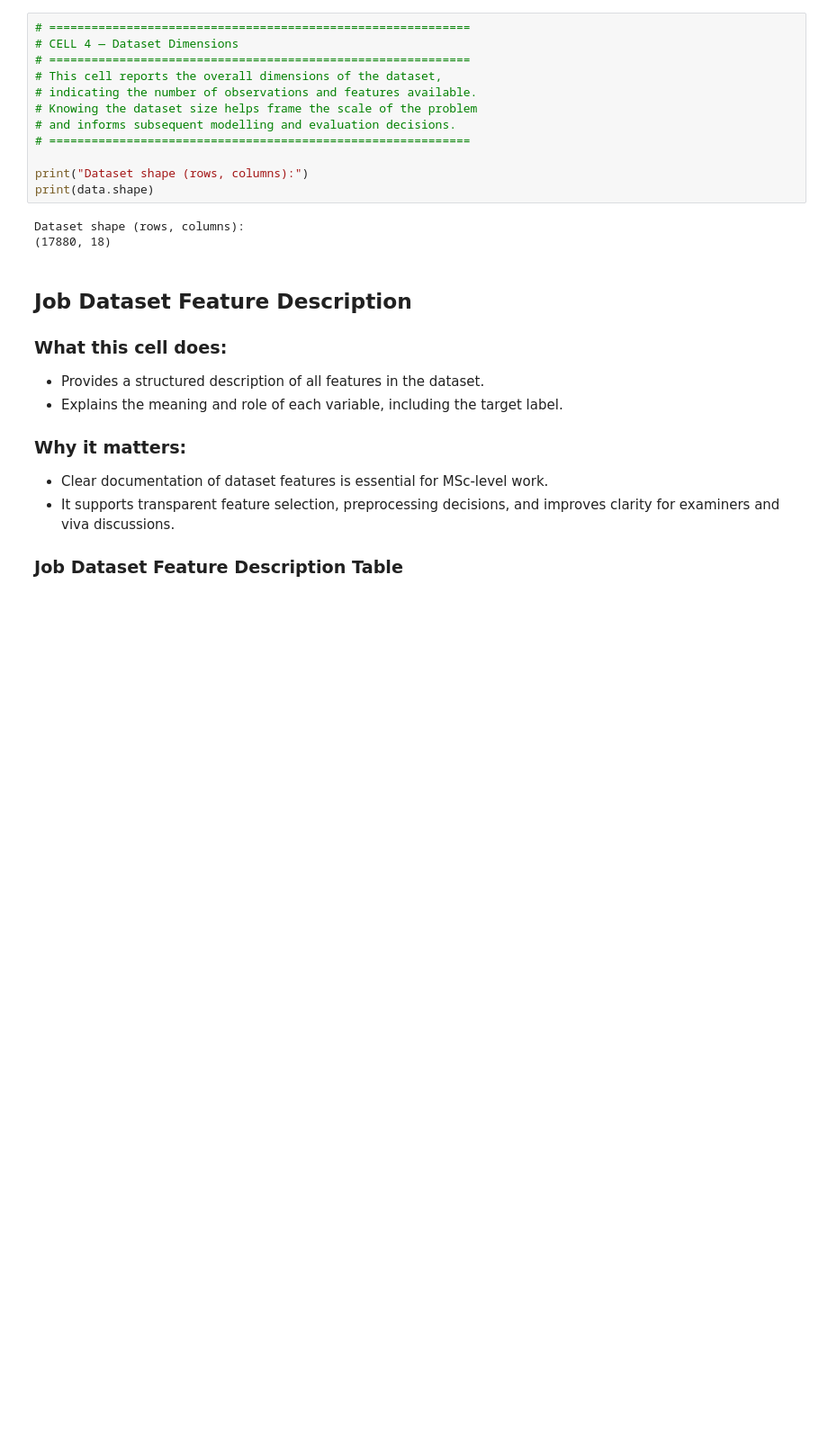
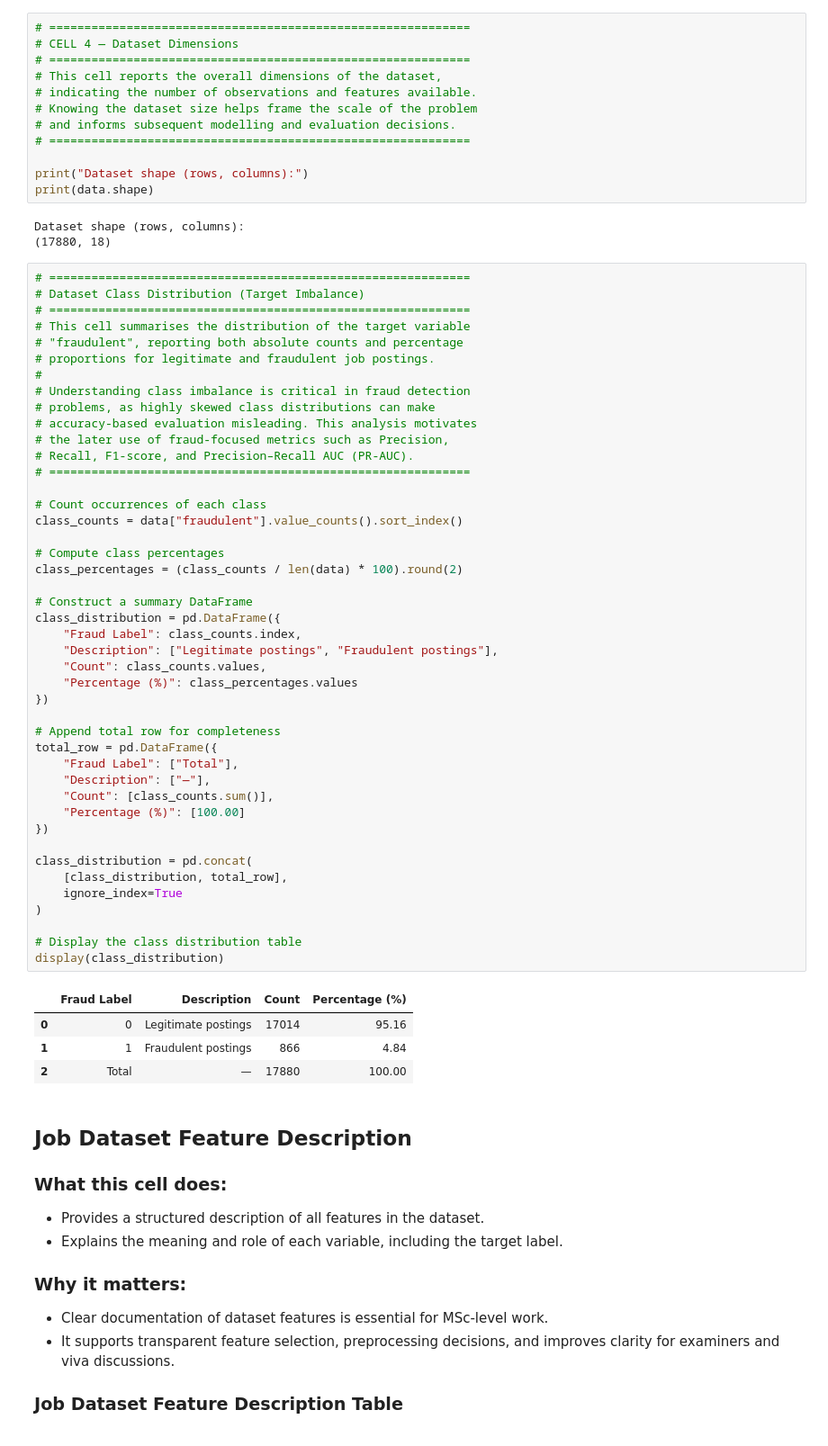
Before and after one commit to giridharreddygoddilla/MSc-Data-Science-Project, a Jupyter notebook: fake job postings project.ipynb, the cells around one changed output. Shown at 90% size. Saved outputs shown, nothing was run; the diff lists cells and outputs as text; blank space fills up the shorter version.

```diff
--- a/fake job postings project.ipynb
+++ b/fake job postings project.ipynb
@@ -268,6 +268,55 @@ print(data.shape)
 # %% [output]
 Dataset shape (rows, columns):
 (17880, 18)
+# %%
+# ============================================================
+# Dataset Class Distribution (Target Imbalance)
+# ============================================================
+# This cell summarises the distribution of the target variable
+# "fraudulent", reporting both absolute counts and percentage
+# proportions for legitimate and fraudulent job postings.
+#
+# Understanding class imbalance is critical in fraud detection
+# problems, as highly skewed class distributions can make
+# accuracy-based evaluation misleading. This analysis motivates
+# the later use of fraud-focused metrics such as Precision,
+# Recall, F1-score, and Precision–Recall AUC (PR-AUC).
+# ============================================================
+
+# Count occurrences of each class
+class_counts = data["fraudulent"].value_counts().sort_index()
+
+# Compute class percentages
+class_percentages = (class_counts / len(data) * 100).round(2)
+
+# Construct a summary DataFrame
+class_distribution = pd.DataFrame({
+    "Fraud Label": class_counts.index,
+    "Description": ["Legitimate postings", "Fraudulent postings"],
+    "Count": class_counts.values,
+    "Percentage (%)": class_percentages.values
+})
+
+# Append total row for completeness
+total_row = pd.DataFrame({
+    "Fraud Label": ["Total"],
+    "Description": ["—"],
+    "Count": [class_counts.sum()],
+    "Percentage (%)": [100.00]
+})
+
+class_distribution = pd.concat(
+    [class_distribution, total_row],
+    ignore_index=True
+)
+
+# Display the class distribution table
+display(class_distribution)
+# %% [output]
+|  | Fraud Label | Description | Count | Percentage (%) |
+| 0 | 0 | Legitimate postings | 17014 | 95.16 |
+| 1 | 1 | Fraudulent postings | 866 | 4.84 |
+| 2 | Total | — | 17880 | 100.00 |
 # %% [markdown]
 ## Job Dataset Feature Description
 ### What this cell does:
```
Also changed, not shown: 1 other file.
